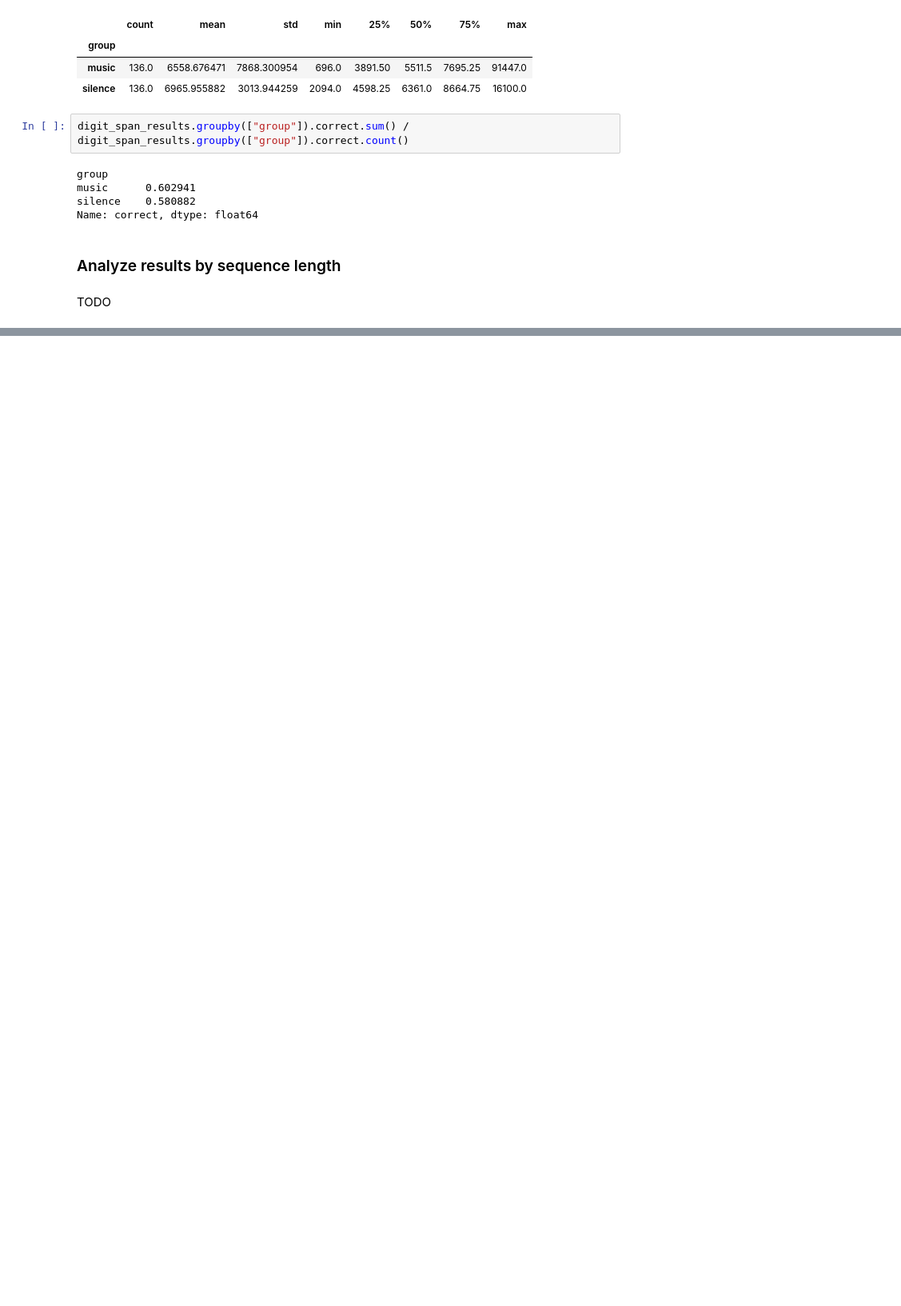
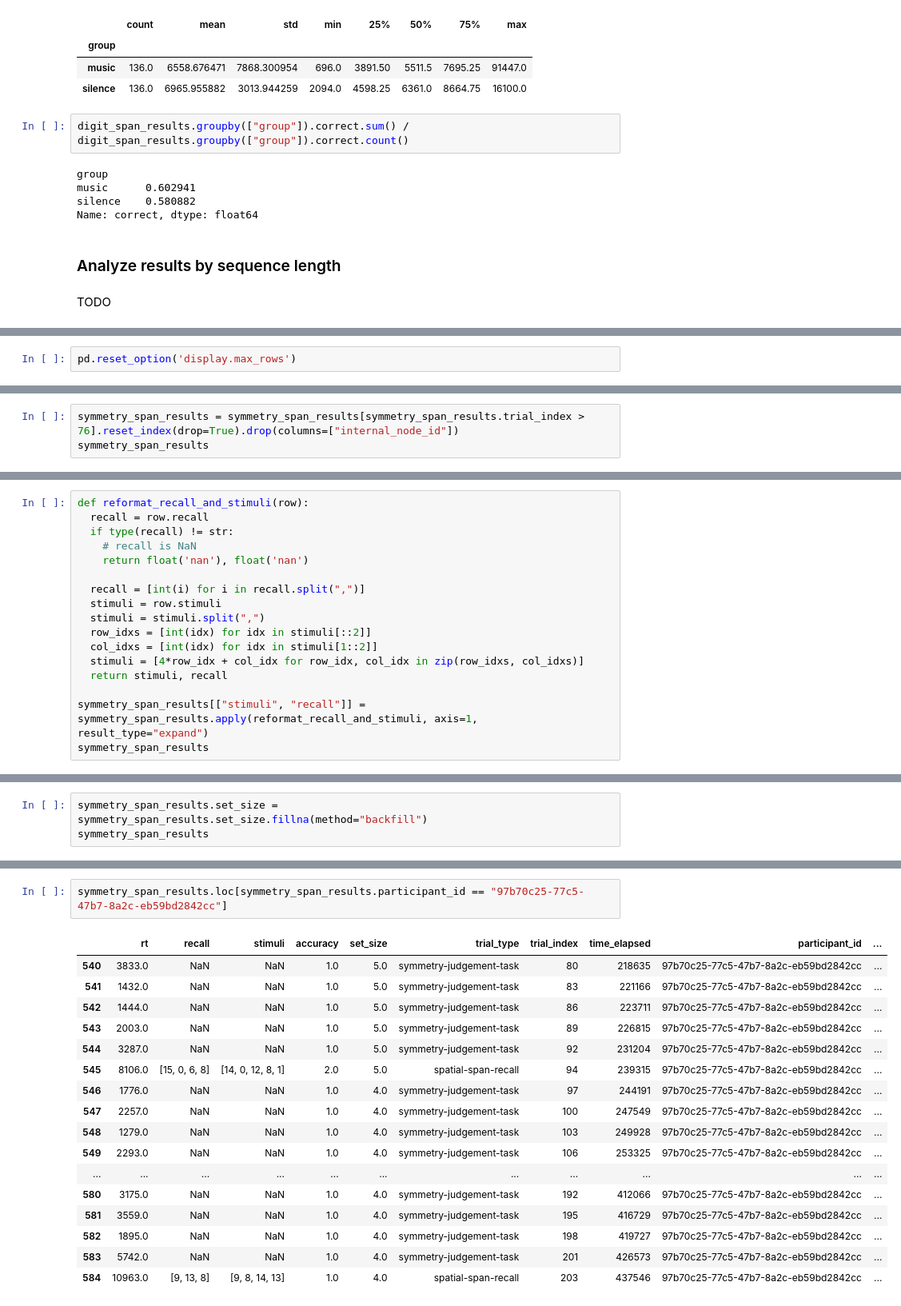
Before and after one commit to Sejmou/urm-pr-experiment, a Jupyter notebook: data_analysis/data_analysis.ipynb, the cells around one changed output, grey strips where cells are left out. Shown at 80% size. Drawn from its saved outputs; the diff is of its cells as text; blank space fills up the shorter version.

Commit message:
add basic analysis of symmetry span

```diff
--- a/data_analysis/data_analysis.ipynb
+++ b/data_analysis/data_analysis.ipynb
@@ -397,0 +457,2 @@ TODO
+# %%
+pd.reset_option('display.max_rows')
@@ -397,0 +482,3 @@ TODO
+# %%
+symmetry_span_results = symmetry_span_results[symmetry_span_results.trial_index > 76].reset_index(drop=True).drop(columns=["internal_node_id"])
+symmetry_span_results
@@ -397,0 +511,17 @@ TODO
+# %%
+def reformat_recall_and_stimuli(row):
+  recall = row.recall
+  if type(recall) != str:
+    # recall is NaN
+    return float('nan'), float('nan')
+
+  recall = [int(i) for i in recall.split(",")]
+  stimuli = row.stimuli
+  stimuli = stimuli.split(",")
+  row_idxs = [int(idx) for idx in stimuli[::2]]
+  col_idxs = [int(idx) for idx in stimuli[1::2]]
+  stimuli = [4*row_idx + col_idx for row_idx, col_idx in zip(row_idxs, col_idxs)]
+  return stimuli, recall
+
+symmetry_span_results[["stimuli", "recall"]] = symmetry_span_results.apply(reformat_recall_and_stimuli, axis=1, result_type="expand")
+symmetry_span_results
@@ -397,0 +544,3 @@ TODO
+# %%
+symmetry_span_results.set_size = symmetry_span_results.set_size.fillna(method="backfill")
+symmetry_span_results
@@ -397,0 +591,20 @@ TODO
+# %%
+symmetry_span_results.loc[symmetry_span_results.participant_id == "97b70c25-77c5-47b7-8a2c-eb59bd2842cc"]
+# %% [output]
+|  | rt | recall | stimuli | accuracy | set_size | trial_type | trial_index | time_elapsed | participant_id | ... |
+| 540 | 3833.0 | NaN | NaN | 1.0 | 5.0 | symmetry-judgement-task | 80 | 218635 | 97b70c25-77c5-47b7-8a2c-eb59bd2842cc | ... |
+| 541 | 1432.0 | NaN | NaN | 1.0 | 5.0 | symmetry-judgement-task | 83 | 221166 | 97b70c25-77c5-47b7-8a2c-eb59bd2842cc | ... |
+| 542 | 1444.0 | NaN | NaN | 1.0 | 5.0 | symmetry-judgement-task | 86 | 223711 | 97b70c25-77c5-47b7-8a2c-eb59bd2842cc | ... |
+| 543 | 2003.0 | NaN | NaN | 1.0 | 5.0 | symmetry-judgement-task | 89 | 226815 | 97b70c25-77c5-47b7-8a2c-eb59bd2842cc | ... |
+| 544 | 3287.0 | NaN | NaN | 1.0 | 5.0 | symmetry-judgement-task | 92 | 231204 | 97b70c25-77c5-47b7-8a2c-eb59bd2842cc | ... |
+| 545 | 8106.0 | [15, 0, 6, 8] | [14, 0, 12, 8, 1] | 2.0 | 5.0 | spatial-span-recall | 94 | 239315 | 97b70c25-77c5-47b7-8a2c-eb59bd2842cc | ... |
+| 546 | 1776.0 | NaN | NaN | 1.0 | 4.0 | symmetry-judgement-task | 97 | 244191 | 97b70c25-77c5-47b7-8a2c-eb59bd2842cc | ... |
+| 547 | 2257.0 | NaN | NaN | 1.0 | 4.0 | symmetry-judgement-task | 100 | 247549 | 97b70c25-77c5-47b7-8a2c-eb59bd2842cc | ... |
+| 548 | 1279.0 | NaN | NaN | 1.0 | 4.0 | symmetry-judgement-task | 103 | 249928 | 97b70c25-77c5-47b7-8a2c-eb59bd2842cc | ... |
+| 549 | 2293.0 | NaN | NaN | 1.0 | 4.0 | symmetry-judgement-task | 106 | 253325 | 97b70c25-77c5-47b7-8a2c-eb59bd2842cc | ... |
+| ... | ... | ... | ... | ... | ... | ... | ... | ... | ... | ... |
+| 580 | 3175.0 | NaN | NaN | 1.0 | 4.0 | symmetry-judgement-task | 192 | 412066 | 97b70c25-77c5-47b7-8a2c-eb59bd2842cc | ... |
+| 581 | 3559.0 | NaN | NaN | 1.0 | 4.0 | symmetry-judgement-task | 195 | 416729 | 97b70c25-77c5-47b7-8a2c-eb59bd2842cc | ... |
+| 582 | 1895.0 | NaN | NaN | 1.0 | 4.0 | symmetry-judgement-task | 198 | 419727 | 97b70c25-77c5-47b7-8a2c-eb59bd2842cc | ... |
+| 583 | 5742.0 | NaN | NaN | 1.0 | 4.0 | symmetry-judgement-task | 201 | 426573 | 97b70c25-77c5-47b7-8a2c-eb59bd2842cc | ... |
+| 584 | 10963.0 | [9, 13, 8] | [9, 8, 14, 13] | 1.0 | 4.0 | spatial-span-recall | 203 | 437546 | 97b70c25-77c5-47b7-8a2c-eb59bd2842cc | ... |
```
Also changed, not shown: parts of 28 cells of this notebook, 1 other file.
